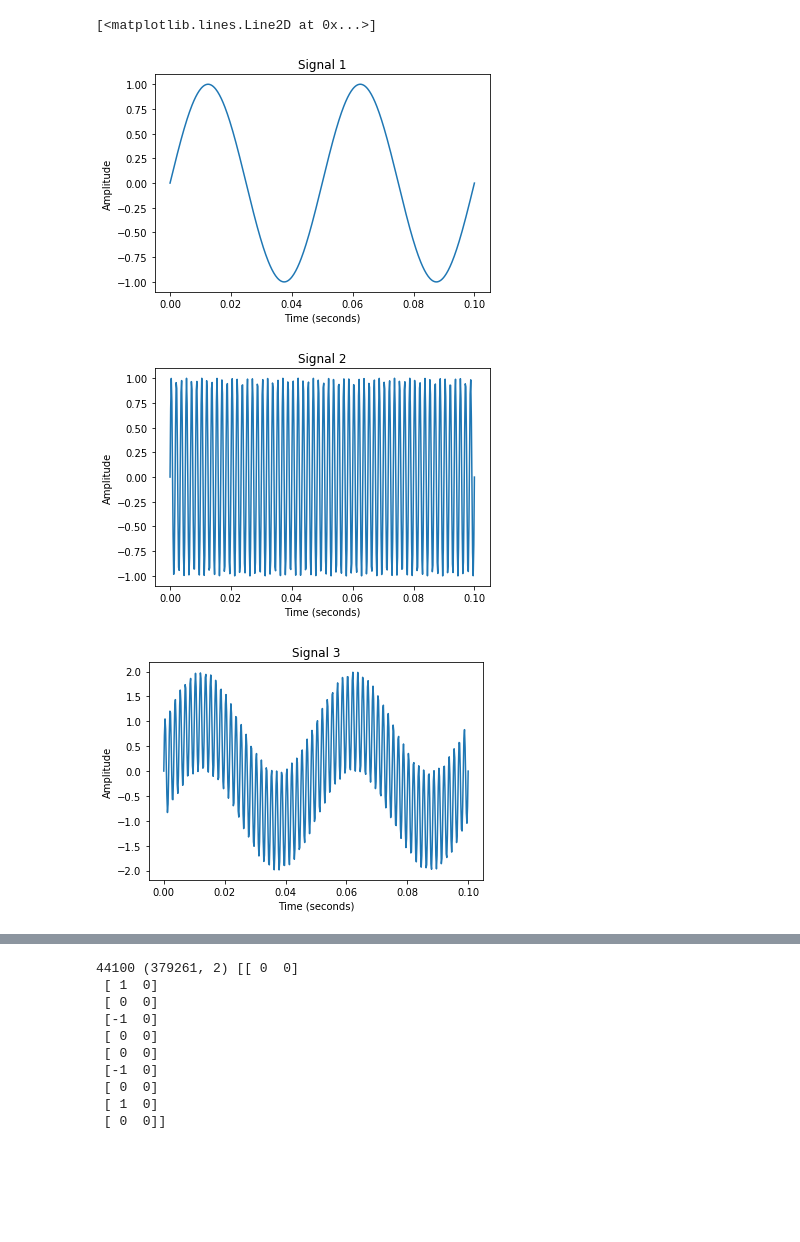
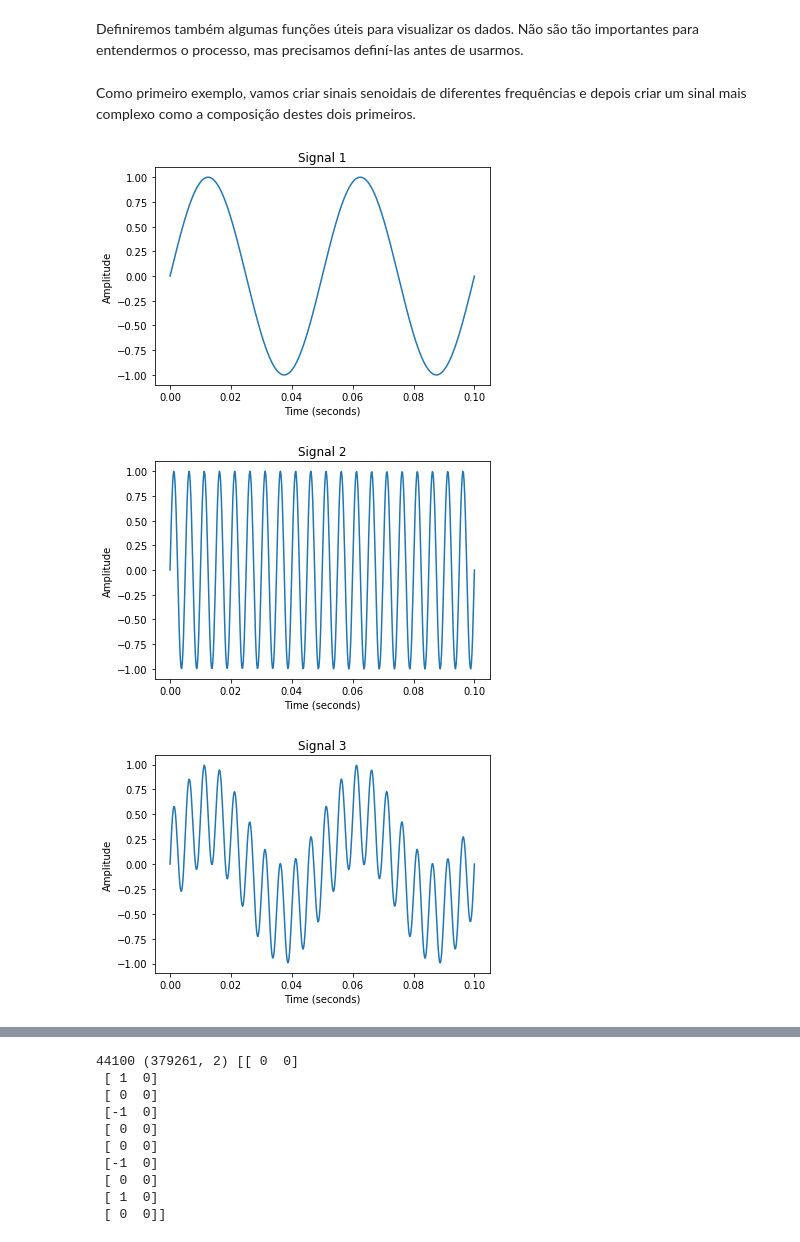
Before and after one commit to itsmealves/lab-sistemas-comunicacao, a Jupyter notebook: filtros.ipynb, the cells around one changed output, grey strips where cells are left out. Drawn from its saved outputs; the diff is of its cells as text; code cells hidden in the pictures; blank space fills up the shorter version.

```diff
--- a/filtros.ipynb
+++ b/filtros.ipynb
@@ -16,0 +48,2 @@ from scipy import signal
+# %% [markdown]
+Definiremos também algumas funções úteis para visualizar os dados. Não são tão importantes para entendermos o processo, mas precisamos definí-las antes de usarmos.
@@ -17,38 +77,26 @@ from scipy import signal
+# %% [markdown]
+Como primeiro exemplo, vamos criar sinais senoidais de diferentes frequências e depois criar um sinal mais complexo como a composição destes dois primeiros.
 # %%
 sampling_rate = 5000   # Hz
-signal_duration = 0.1    # seconds
+signal_duration = 0.1  # seconds
 
 sampling_period = 1.0 / sampling_rate   # seconds
 signal_domain = np.linspace(0, signal_duration, int(sampling_rate * signal_duration))
 
 f1 = 20     # Hz
-f2 = 600     # Hz
+f2 = 200     # Hz
 
-s1 = np.sin(2 * np.pi * signal_domain * f1) # A 2Hz sinusoid wave
-s2 = np.sin(2 * np.pi * signal_domain * f2) # A 6Hz sinusoid wave
-s3 = s1 + s2   # A compounf of the two waves defined earlier
+s1 = np.sin(2 * np.pi * signal_domain * f1) # A 20Hz sinusoid wave
+s2 = np.sin(2 * np.pi * signal_domain * f2) # A 200Hz sinusoid wave
+s3 = 0.5 * s1 + 0.5 * s2   # A compound of the two waves defined earlier
 
 # Plotting each signal
-plt.figure(1)
-plt.title('Signal 1')
-plt.ylabel('Amplitude')
-plt.xlabel('Time (seconds)')
-plt.plot(signal_domain, s1)
-
-plt.figure(2)
-plt.title('Signal 2')
-plt.ylabel('Amplitude')
-plt.xlabel('Time (seconds)')
-plt.plot(signal_domain, s2)
-
-plt.figure(3)
-plt.title('Signal 3')
-plt.ylabel('Amplitude')
-plt.xlabel('Time (seconds)')
-plt.plot(signal_domain, s3)
+labels = ('Time (seconds)', 'Amplitude')
+plot_signal(1, 'Signal 1', labels, (signal_domain, s1))
+plot_signal(2, 'Signal 2', labels, (signal_domain, s2))
+plot_signal(3, 'Signal 3', labels, (signal_domain, s3))
 # %% [output]
-[<matplotlib.lines.Line2D at 0x...>]
 [figure]
-[figure, old version]
+[figure, new version]
-[figure, old version]
+[figure, new version]
 # %%
```
Also changed, not shown: parts of 14 cells of this notebook, 1 other file.
